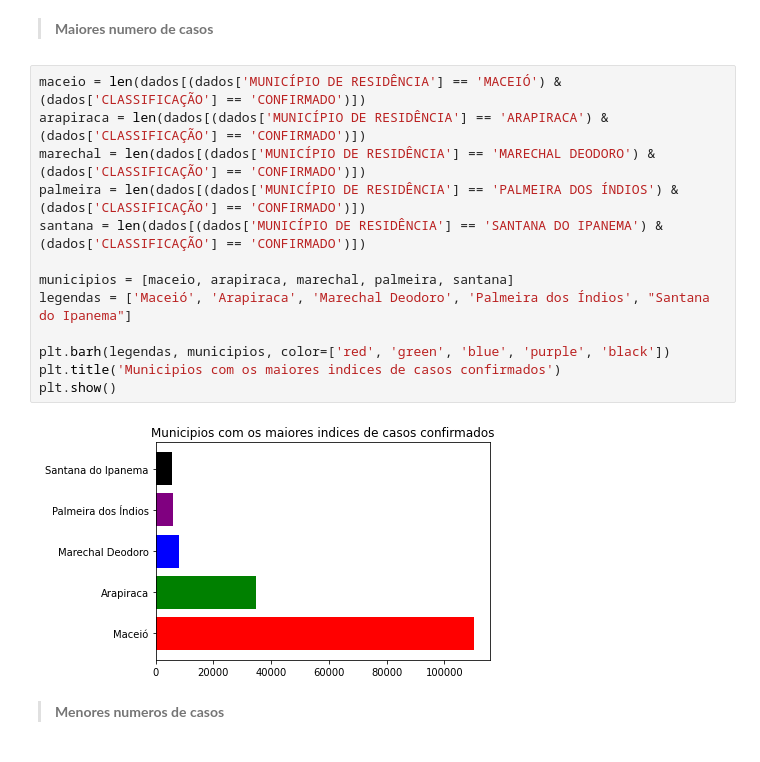
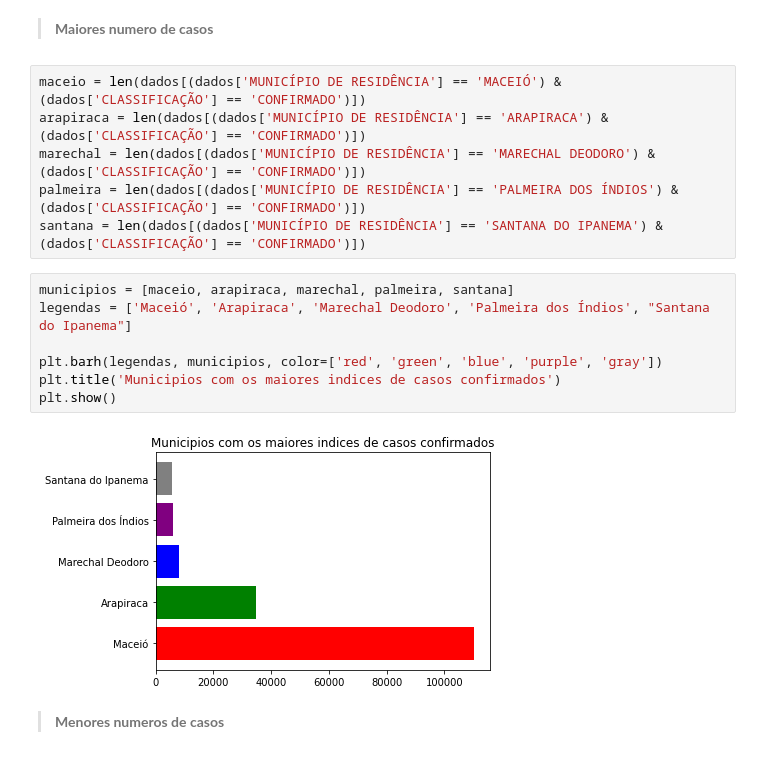
Before and after one commit to Jose-Bruno/Visualiza-oComputacional, a Jupyter notebook: José_Bruno_da_Silva_Santos_Visualização_Computacional.ipynb, the cells around one changed output. Saved outputs shown, nothing was run; the diff lists cells and outputs as text.

```diff
--- a/José_Bruno_da_Silva_Santos_Visualização_Computacional.ipynb
+++ b/José_Bruno_da_Silva_Santos_Visualização_Computacional.ipynb
@@ -207,15 +207,15 @@ arapiraca = len(dados[(dados['MUNICÍPIO DE RESIDÊNCIA'] == 'ARAPIRACA') & (dad
 marechal = len(dados[(dados['MUNICÍPIO DE RESIDÊNCIA'] == 'MARECHAL DEODORO') & (dados['CLASSIFICAÇÃO'] == 'CONFIRMADO')])
 palmeira = len(dados[(dados['MUNICÍPIO DE RESIDÊNCIA'] == 'PALMEIRA DOS ÍNDIOS') & (dados['CLASSIFICAÇÃO'] == 'CONFIRMADO')])
 santana = len(dados[(dados['MUNICÍPIO DE RESIDÊNCIA'] == 'SANTANA DO IPANEMA') & (dados['CLASSIFICAÇÃO'] == 'CONFIRMADO')])
-
-municipios = [maceio, arapiraca, marechal, palmeira, santana]
-legendas = ['Maceió', 'Arapiraca', 'Marechal Deodoro', 'Palmeira dos Índios', "Santana do Ipanema"]
-
-plt.barh(legendas, municipios, color=['red', 'green', 'blue', 'purple', 'black'])
-plt.title('Municipios com os maiores indices de casos confirmados')
-plt.show()
-# %% [output]
-[figure, removed]
+# %%
+municipios = [maceio, arapiraca, marechal, palmeira, santana]
+legendas = ['Maceió', 'Arapiraca', 'Marechal Deodoro', 'Palmeira dos Índios', "Santana do Ipanema"]
+
+plt.barh(legendas, municipios, color=['red', 'green', 'blue', 'purple', 'gray'])
+plt.title('Municipios com os maiores indices de casos confirmados')
+plt.show()
+# %% [output]
+[figure, added]
 # %% [markdown]
 
 
```
Also changed, not shown: parts of 2 cells of this notebook.
